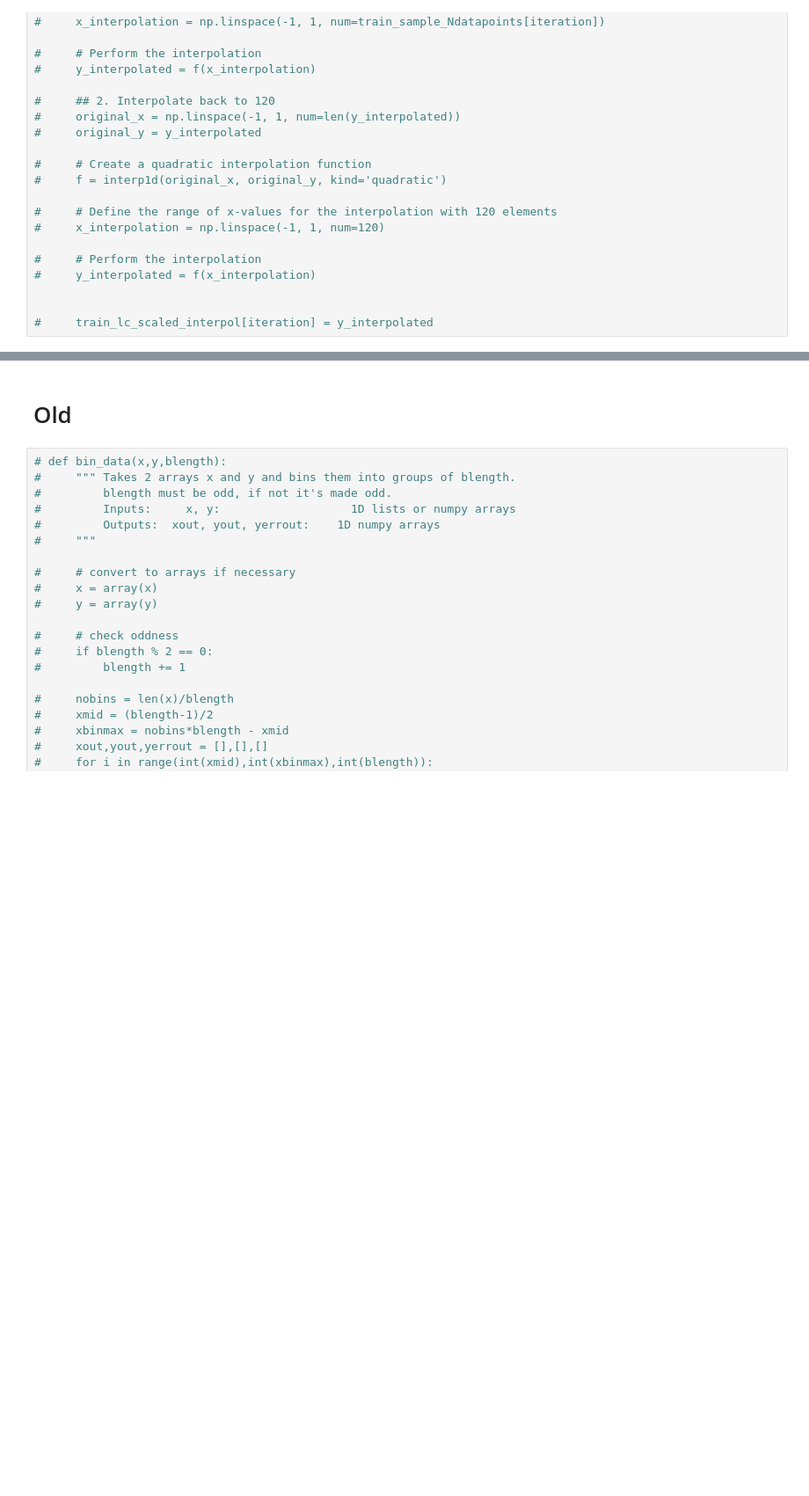
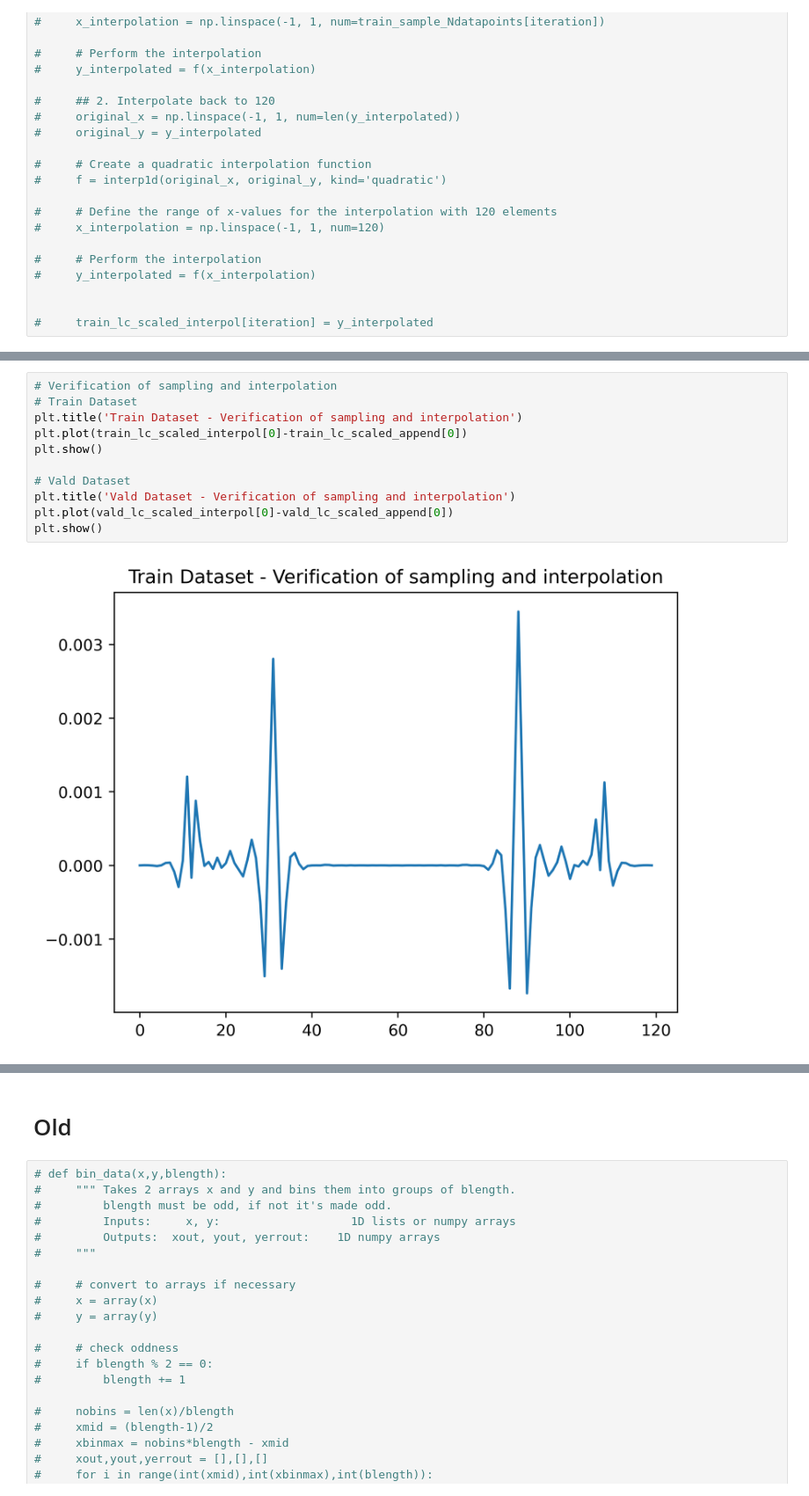
Before and after one commit to abrahammathews2000/mega, a Jupyter notebook: ml_training/ML_model_v5_noise_nine_LDCs.ipynb, the cells around one changed output, grey strips where cells are left out. Shown at 88% size. Saved outputs shown, nothing was run; the diff lists cells and outputs as text; blank space fills up the shorter version.

```diff
--- a/ml_training/ML_model_v5_noise_nine_LDCs.ipynb
+++ b/ml_training/ML_model_v5_noise_nine_LDCs.ipynb
@@ -267,0 +324,13 @@ plt.show()
+# %%
+# Verification of sampling and interpolation
+# Train Dataset
+plt.title('Train Dataset - Verification of sampling and interpolation')
+plt.plot(train_lc_scaled_interpol[0]-train_lc_scaled_append[0])
+plt.show()
+
+# Vald Dataset
+plt.title('Vald Dataset - Verification of sampling and interpolation')
+plt.plot(vald_lc_scaled_interpol[0]-vald_lc_scaled_append[0])
+plt.show()
+# %% [output]
+[figure, added]
```
Also changed, not shown: parts of 20 cells of this notebook.
